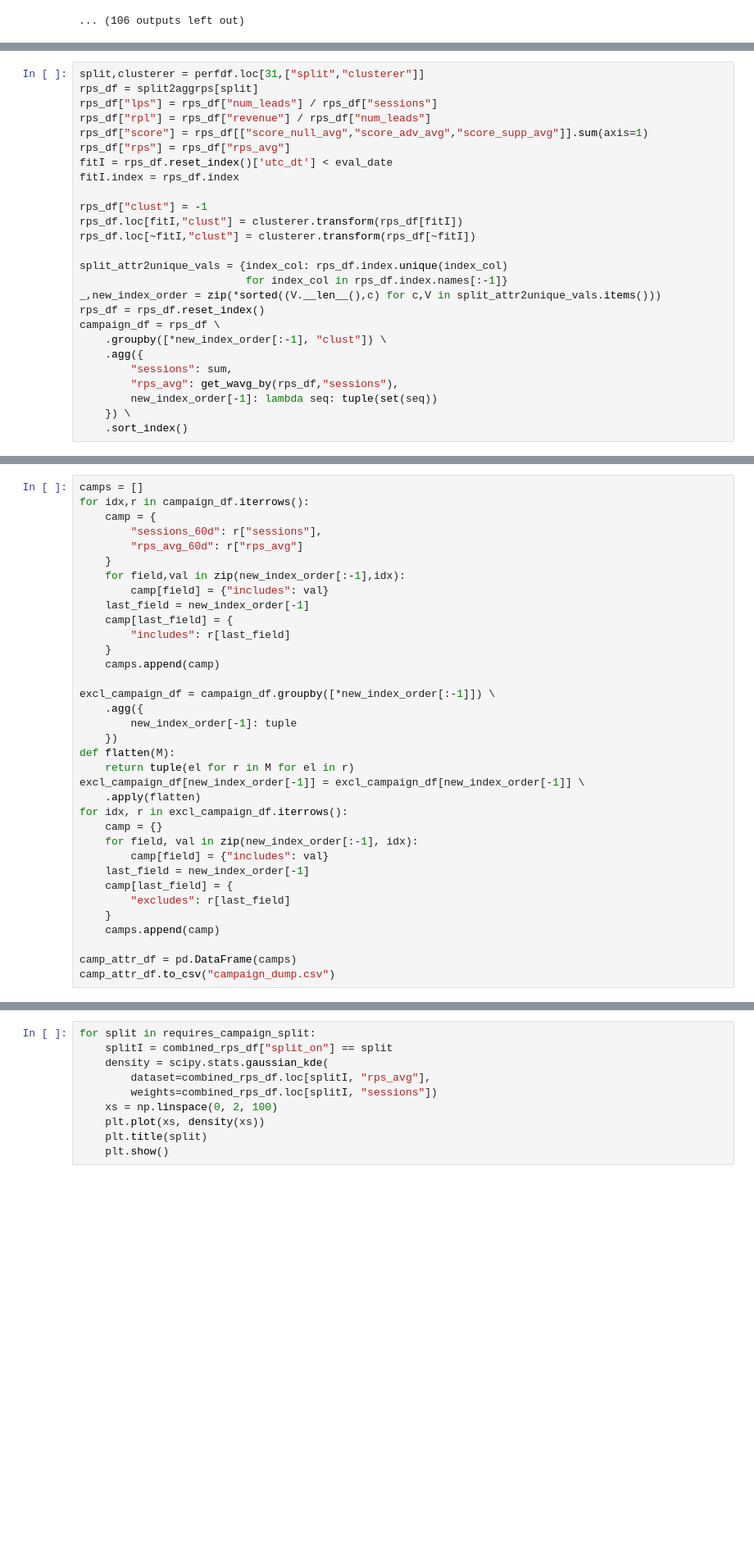
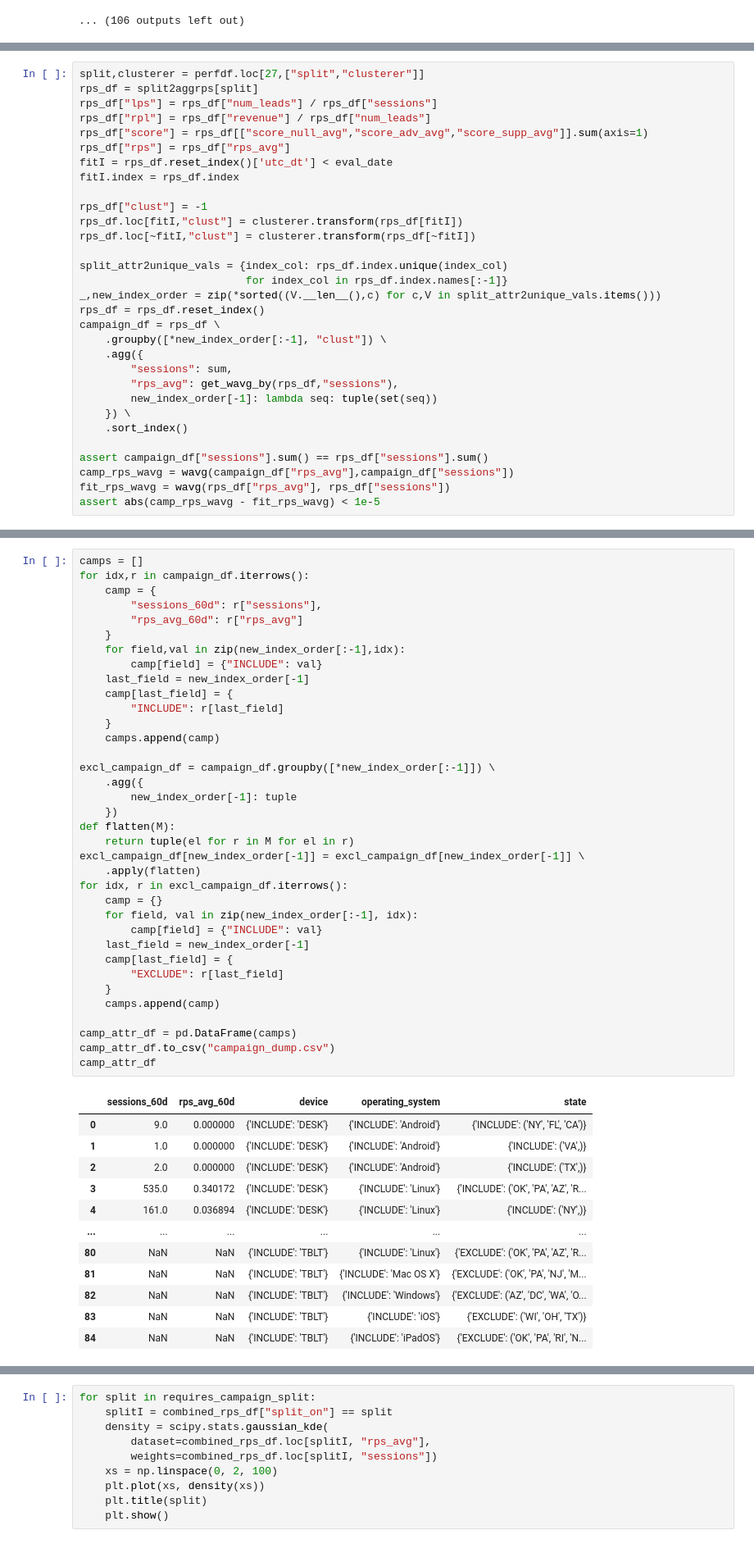
Before and after one commit to pkrishnamurthy1007/adtech, a Jupyter notebook: notebooks/aduriseti_shared/account_structure.ipynb, the cells around one changed output, grey strips where cells are left out. Shown: that part at 82% size. Cells and saved outputs as stored; diff of their text form; blank space fills up the shorter version.

Commit message:
taboola duplication campaign scirpt

```diff
--- a/notebooks/aduriseti_shared/account_structure.ipynb
+++ b/notebooks/aduriseti_shared/account_structure.ipynb
@@ -587,5 +570,5 @@ X
 # %%
-split,clusterer = perfdf.loc[31,["split","clusterer"]]
+split,clusterer = perfdf.loc[27,["split","clusterer"]]
 rps_df = split2aggrps[split]
 rps_df["lps"] = rps_df["num_leads"] / rps_df["sessions"]
 rps_df["rpl"] = rps_df["revenue"] / rps_df["num_leads"]
@@ -610,4 +593,9 @@ campaign_df = rps_df \
         new_index_order[-1]: lambda seq: tuple(set(seq))
     }) \
     .sort_index()
+
+assert campaign_df["sessions"].sum() == rps_df["sessions"].sum()
+camp_rps_wavg = wavg(campaign_df["rps_avg"],campaign_df["sessions"])
+fit_rps_wavg = wavg(rps_df["rps_avg"], rps_df["sessions"])
+assert abs(camp_rps_wavg - fit_rps_wavg) < 1e-5
 # %% [output]
@@ -657,34 +605,48 @@ assert abs(camp_rps_wavg - fit_rps_wavg) < 1e-5
 camps = []
 for idx,r in campaign_df.iterrows():
     camp = {
         "sessions_60d": r["sessions"],
         "rps_avg_60d": r["rps_avg"]
     }
     for field,val in zip(new_index_order[:-1],idx):
-        camp[field] = {"includes": val}
+        camp[field] = {"INCLUDE": val}
     last_field = new_index_order[-1]
     camp[last_field] = {
-        "includes": r[last_field]
+        "INCLUDE": r[last_field]
     }
     camps.append(camp)
 
 excl_campaign_df = campaign_df.groupby([*new_index_order[:-1]]) \
     .agg({
         new_index_order[-1]: tuple
     })
 def flatten(M):
     return tuple(el for r in M for el in r)
 excl_campaign_df[new_index_order[-1]] = excl_campaign_df[new_index_order[-1]] \
     .apply(flatten)
 for idx, r in excl_campaign_df.iterrows():
     camp = {}
     for field, val in zip(new_index_order[:-1], idx):
-        camp[field] = {"includes": val}
+        camp[field] = {"INCLUDE": val}
     last_field = new_index_order[-1]
     camp[last_field] = {
-        "excludes": r[last_field]
+        "EXCLUDE": r[last_field]
     }
     camps.append(camp)
 
 camp_attr_df = pd.DataFrame(camps)
 camp_attr_df.to_csv("campaign_dump.csv")
+camp_attr_df
+# %% [output]
+|  | sessions_60d | rps_avg_60d | device | operating_system | state |
+| 0 | 9.0 | 0.000000 | {'INCLUDE': 'DESK'} | {'INCLUDE': 'Android'} | {'INCLUDE': ('NY', 'FL', 'CA')} |
+| 1 | 1.0 | 0.000000 | {'INCLUDE': 'DESK'} | {'INCLUDE': 'Android'} | {'INCLUDE': ('VA',)} |
+| 2 | 2.0 | 0.000000 | {'INCLUDE': 'DESK'} | {'INCLUDE': 'Android'} | {'INCLUDE': ('TX',)} |
+| 3 | 535.0 | 0.340172 | {'INCLUDE': 'DESK'} | {'INCLUDE': 'Linux'} | {'INCLUDE': ('OK', 'PA', 'AZ', 'R... |
+| 4 | 161.0 | 0.036894 | {'INCLUDE': 'DESK'} | {'INCLUDE': 'Linux'} | {'INCLUDE': ('NY',)} |
+| ... | ... | ... | ... | ... | ... |
+| 80 | NaN | NaN | {'INCLUDE': 'TBLT'} | {'INCLUDE': 'Linux'} | {'EXCLUDE': ('OK', 'PA', 'AZ', 'R... |
+| 81 | NaN | NaN | {'INCLUDE': 'TBLT'} | {'INCLUDE': 'Mac OS X'} | {'EXCLUDE': ('OK', 'PA', 'NJ', 'M... |
+| 82 | NaN | NaN | {'INCLUDE': 'TBLT'} | {'INCLUDE': 'Windows'} | {'EXCLUDE': ('AZ', 'DC', 'WA', 'O... |
+| 83 | NaN | NaN | {'INCLUDE': 'TBLT'} | {'INCLUDE': 'iOS'} | {'EXCLUDE': ('WI', 'OH', 'TX')} |
+| 84 | NaN | NaN | {'INCLUDE': 'TBLT'} | {'INCLUDE': 'iPadOS'} | {'EXCLUDE': ('OK', 'PA', 'RI', 'N... |
```
Also changed, not shown: parts of 13 cells of this notebook.
